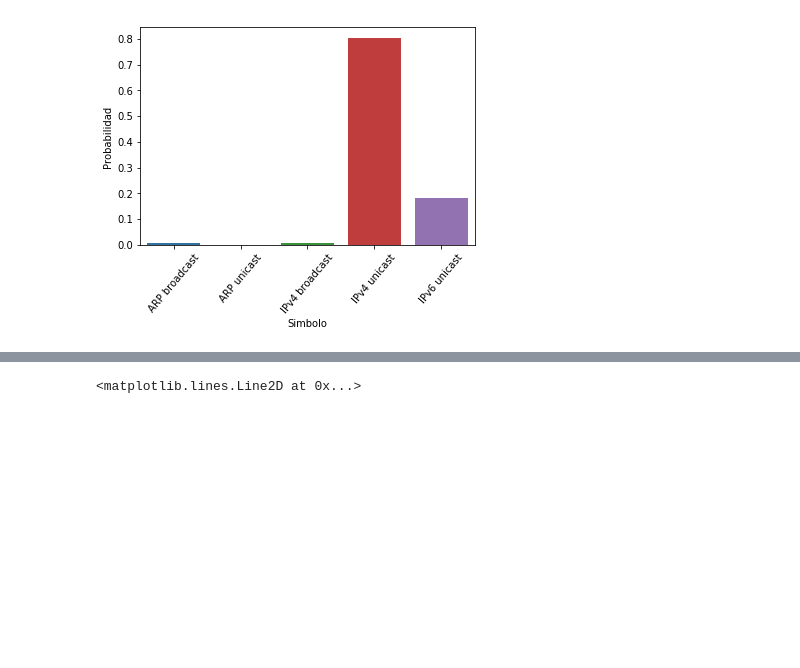
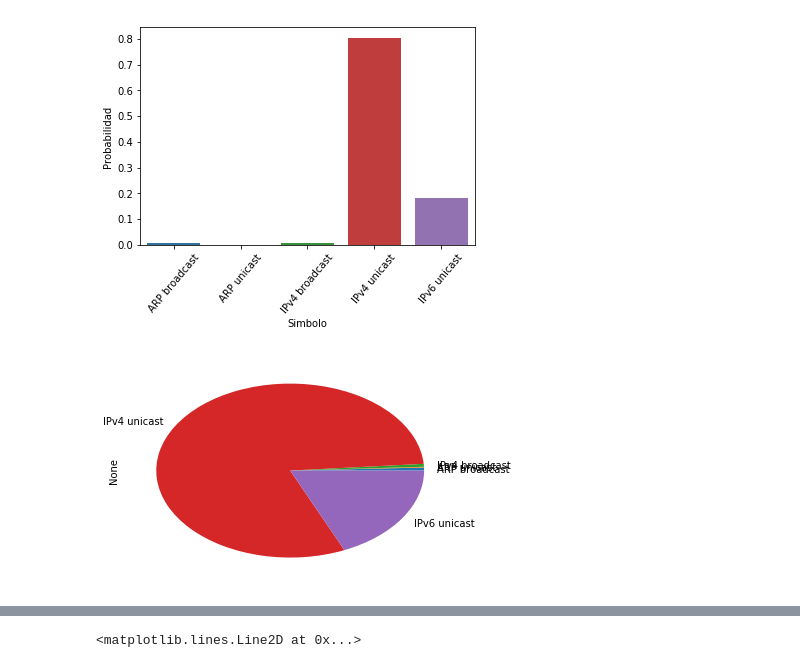
Before and after one commit to ZebaSz/tdc-tp1, a Jupyter notebook: script/Plots.ipynb, the cells around one changed output, grey strips where cells are left out. Saved outputs shown, nothing was run; the diff lists cells and outputs as text; code cells hidden in the pictures; blank space fills up the shorter version.

```diff
--- a/script/Plots.ipynb
+++ b/script/Plots.ipynb
@@ -224,5 +237,5 @@ plot_prob_bar(summary_mac)
 # %%
 packets_mh = rdpcap("manu_home.pcap")
 # %%
-data_mh = createDataFrame_s1(packets_mh)
-summary_mh = summaryDataFrame(data_mh)
+data_s1_mh = createDataFrame_s1(packets_mh)
+summary_s1_mh = summaryDataFrame(data_s1_mh)
@@ -244,2 +257,6 @@ plot_prob_bar(summary_mh)
 # %% [output]
 [figure]
+# %%
+plot_simbols_pie(data_s1_mh)
+# %% [output]
+[figure, added]
```
Also changed, not shown: parts of 10 cells of this notebook, 5 other files.
